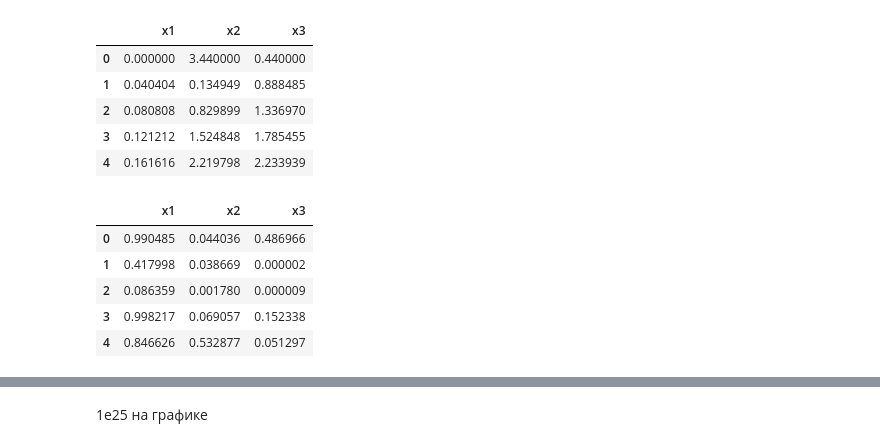
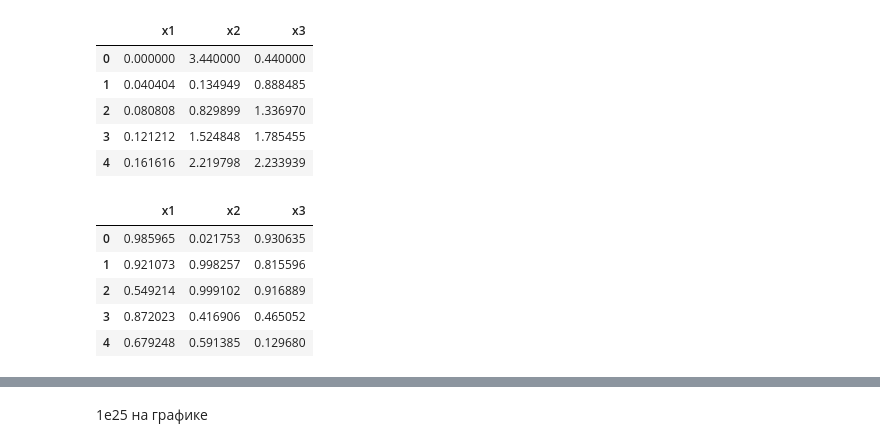
Before and after one commit to sxvxmx/hw_ml, a Jupyter notebook: hw1.ipynb, the cells around one changed output, grey strips where cells are left out. Drawn from its saved outputs; the diff is of its cells as text; code cells hidden in the pictures.

```diff
--- a/hw1.ipynb
+++ b/hw1.ipynb
@@ -183,19 +183,26 @@ data_tsk3.head()
 | 3 | 0.121212 | 1.524848 | 1.785455 |
 | 4 | 0.161616 | 2.219798 | 2.233939 |
 # %%
-# преобразуем каждый набор x
-for i in range(len(data_tsk3)):
-    mu = np.random.uniform(-1,1,data_tsk3.iloc[i].shape)
-    data_tsk3.iloc[i] = ker(data_tsk3.iloc[i], mu, abs(mu[len(mu)-1] - mu[int((len(mu)-1)/2)] ))
+# # преобразуем каждый набор x
+# for i in range(len(data_tsk3)):
+#     mu = np.random.uniform(-1,1,data_tsk3.iloc[i].shape)
+#     data_tsk3.iloc[i] = ker(data_tsk3.iloc[i], mu, abs(mu[len(mu)-1] - mu[int((len(mu)-1)/2)] ))
 
-data_tsk3.head()
+# data_tsk3.head()
-# %% [output]
-|  | x1 | x2 | x3 |
-| 0 | 0.990485 | 0.044036 | 0.486966 |
-| 1 | 0.417998 | 0.038669 | 0.000002 |
-| 2 | 0.086359 | 0.001780 | 0.000009 |
-| 3 | 0.998217 | 0.069057 | 0.152338 |
-| 4 | 0.846626 | 0.532877 | 0.051297 |
+# %%
+# преобразуем каждый набор x
+for i in data_tsk3.columns:
+    mu = np.random.uniform(-1,1,data_tsk3[i].shape)
+    data_tsk3[i] = ker(data_tsk3[i], mu, abs(mu[len(mu)-1] - mu[int((len(mu)-1)/2)] ))
+
+data_tsk3.head()
+# %% [output]
+|  | x1 | x2 | x3 |
+| 0 | 0.985965 | 0.021753 | 0.930635 |
+| 1 | 0.921073 | 0.998257 | 0.815596 |
+| 2 | 0.549214 | 0.999102 | 0.916889 |
+| 3 | 0.872023 | 0.416906 | 0.465052 |
+| 4 | 0.679248 | 0.591385 | 0.129680 |
 # %%
 lr = LinearRegression()
 lr.fit(data_tsk3, target)
```
Also changed, not shown: parts of 5 cells of this notebook.
